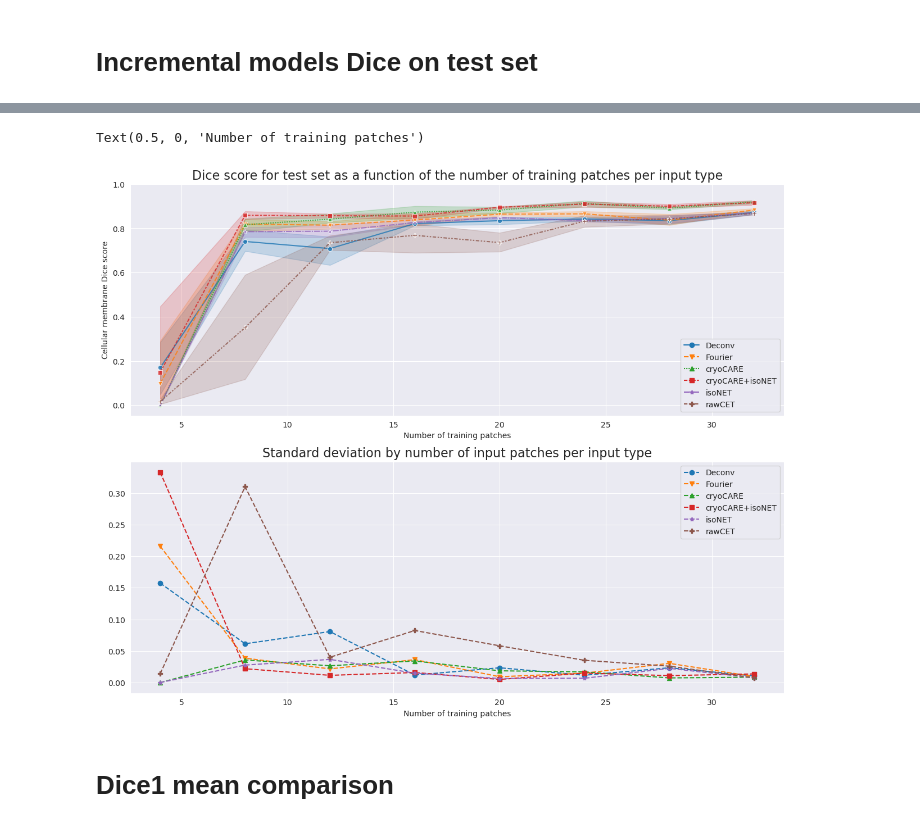
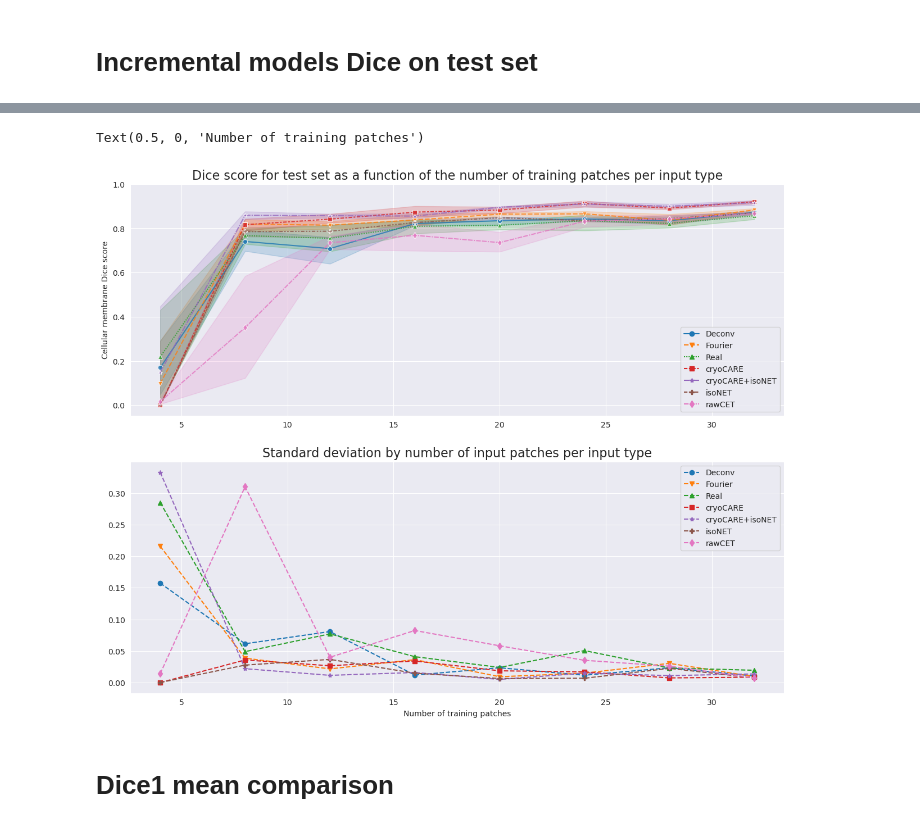
Before and after one commit to Fickincool/master-thesis, a Jupyter notebook: Notebooks/7.00_tomoSegmentPipeline/7.02_analyze_incremental_models.ipynb, the cells around one changed output, grey strips where cells are left out. Cells and saved outputs as stored; diff of their text form; code cells hidden in the pictures.

```diff
--- a/Notebooks/7.00_tomoSegmentPipeline/7.02_analyze_incremental_models.ipynb
+++ b/Notebooks/7.00_tomoSegmentPipeline/7.02_analyze_incremental_models.ipynb
@@ -163,7 +172,7 @@ loss_means = df_incremental[df_incremental.n_patches%4==0].groupby(['input_type'
 loss_means.columns = ['_'.join(col) for col in loss_means.columns]
 
 
-ref_name = 'Fourier'
+ref_name = 'rawCET'
 ref = loss_means[loss_means.input_type_==ref_name][['n_patches_', 'associated_val_class1_dice_mean']]
 ref.columns = ['n_patches_', 'pct_diff_vs_%s' %ref_name]
 loss_means = loss_means.merge(ref, on='n_patches_')
@@ -210,5 +374,5 @@ loss_means[['input_type_', 'n_patches_', 'best_val_loss_epoch_count']].drop_dupl
 # %%
-markers = ['o', 'v', '^', 's', '*', 'P']
+markers = ['o', 'v', '^', 's', '*', 'P', 'd']
 sns.set_style("darkgrid")
 
 fig, (ax_mean, ax_std) = plt.subplots(2, 1, figsize=(15, 12), dpi=100)
@@ -401,11 +566,12 @@ df_testSet.head()
 # %%
 df_testSet['input_type'] = df_testSet.input_type.map(lambda x: 'Fourier' if x=='F2Fd' else x).values
+df_testSet['input_type'] = df_testSet.input_type.map(lambda x: 'Real' if x=='S2Sd' else x).values
 # %%
 loss_means = df_testSet[df_testSet.n_patches%4==0].groupby(['input_type', 'n_patches']).agg({'dice1':['mean','std','count']
                                                                                             }).reset_index()
 loss_means.columns = ['_'.join(col) for col in loss_means.columns]
 
-ref_name = 'Fourier'
+ref_name = 'rawCET'
 ref = loss_means[loss_means.input_type_==ref_name][['n_patches_', 'dice1_mean']]
 ref.columns = ['n_patches_', 'pct_diff_vs_%s' %ref_name]
 loss_means = loss_means.merge(ref, on='n_patches_')
@@ -452,30 +689,30 @@ loss_means[['input_type_', 'n_patches_', 'dice1_count']].drop_duplicates()
 # %%
-markers = ['o', 'v', '^', 's', '*', 'P']
+markers = ['o', 'v', '^', 's', '*', 'P', 'd']
 sns.set_style("darkgrid")
 
 fig, (ax_mean, ax_std) = plt.subplots(2, 1, figsize=(15, 12), dpi=100)
 # plt.tight_layout()
 
 sns.lineplot(x='n_patches', y='dice1', hue='input_type', data=df_testSet, style='input_type', markers=markers, alpha=0.8, ax=ax_mean)
 
 ax_mean.legend(loc='lower right')
 ax_mean.set_title('Dice score for test set as a function of the number of training patches per input type', size=16)
 ax_mean.set_ylim(top=1)
 ax_mean.set_ylabel('Cellular membrane Dice score')
 ax_mean.set_xlabel('')
 
 
 count = 0
 for i, g in loss_means.set_index('n_patches_').groupby('input_type_'):
     g = g.reset_index()
     ax_std.plot(g['n_patches_'], g['dice1_std'], label=i, marker=markers[count], linestyle='dashed')
     ax_std.legend()
     count+=1
 ax_std.set_title('Standard deviation by number of input patches per input type', size=16)
 ax_std.set_xlabel('Number of training patches')
 # %% [output]
 Text(0.5, 0, 'Number of training patches')
-[figure, old version]
+[figure, new version]
 # %% [markdown]
 # Dice1 mean comparison
 # %%
```
Also changed, not shown: parts of 23 cells of this notebook, 2 other files.
